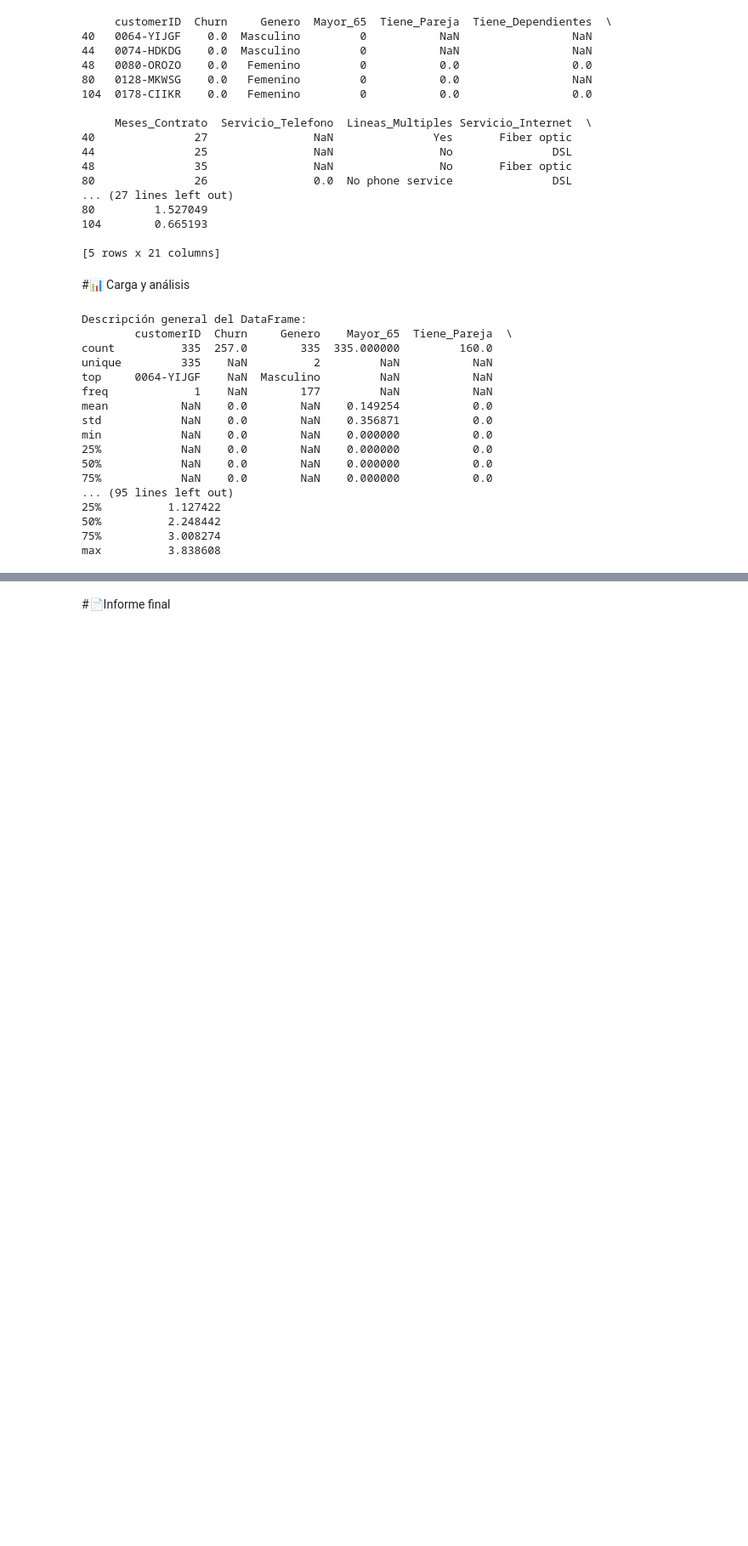
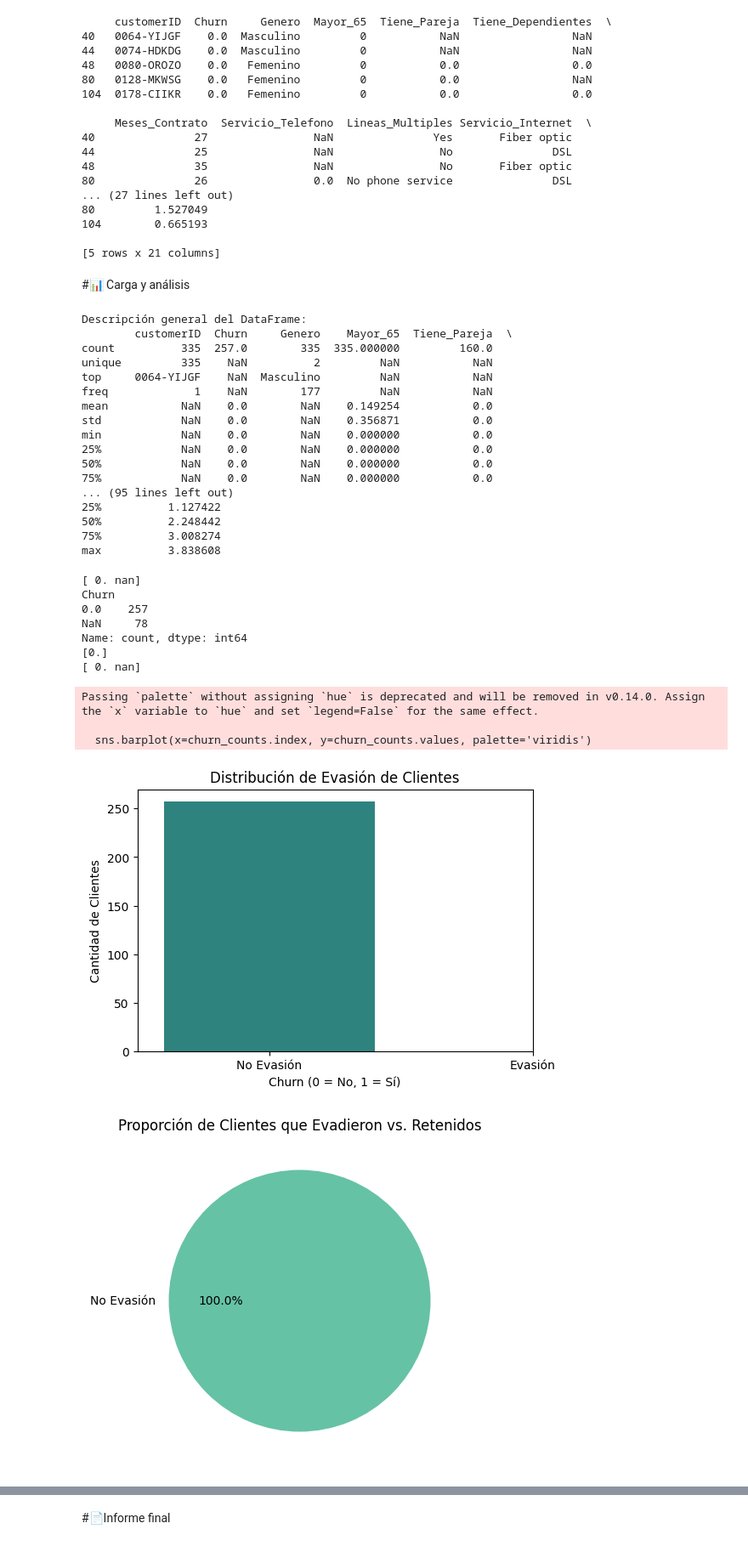
Before and after one commit to SaulRovelo/telecomx-churn-analysis, a Jupyter notebook: TelecomX_LATAM.ipynb, the cells around one changed output, grey strips where cells are left out. Shown at 85% size. Drawn from its saved outputs; the diff is of its cells as text; code cells hidden in the pictures; blank space fills up the shorter version.

Commit message:
análisis de churn por variables categóricas con gráficos

```diff
--- a/TelecomX_LATAM.ipynb
+++ b/TelecomX_LATAM.ipynb
@@ -285,3 +285,42 @@ min            NaN    0.0        NaN    0.000000           0.0
 50%          2.248442
 75%          3.008274
 max          3.838608
+# %%
+import matplotlib.pyplot as plt
+import seaborn as sns
+
+
+
+
+# Contar valores válidos de Churn (eliminar NaN)
+churn_counts = df['Churn'].dropna().value_counts()
+
+# Gráfico de barras
+plt.figure(figsize=(6,4))
+sns.barplot(x=churn_counts.index, y=churn_counts.values, palette='viridis')
+plt.title('Distribución de Evasión de Clientes')
+plt.xlabel('Churn (0 = No, 1 = Sí)')
+plt.ylabel('Cantidad de Clientes')
+plt.xticks([0, 1], ['No Evasión', 'Evasión'])
+plt.show()
+
+# Gráfico de pastel con etiquetas dinámicas según valores reales
+labels = ['No Evasión' if val == 0 else 'Evasión' for val in churn_counts.index]
+
+plt.figure(figsize=(5,5))
+plt.pie(churn_counts.values, labels=labels, autopct='%1.1f%%', colors=['#66c2a5','#fc8d62'])
+plt.title('Proporción de Clientes que Evadieron vs. Retenidos')
+plt.show()
+# %% [output]
+[ 0. nan]
+Churn
+0.0    257
+NaN     78
+Name: count, dtype: int64
+[0.]
+[ 0. nan]
+Passing `palette` without assigning `hue` is deprecated and will be removed in v0.14.0. Assign the `x` variable to `hue` and set `legend=False` for the same effect.
+
+  sns.barplot(x=churn_counts.index, y=churn_counts.values, palette='viridis')
+[figure, added]
+[figure, added]
```
Also changed, not shown: parts of 1 cell of this notebook.
